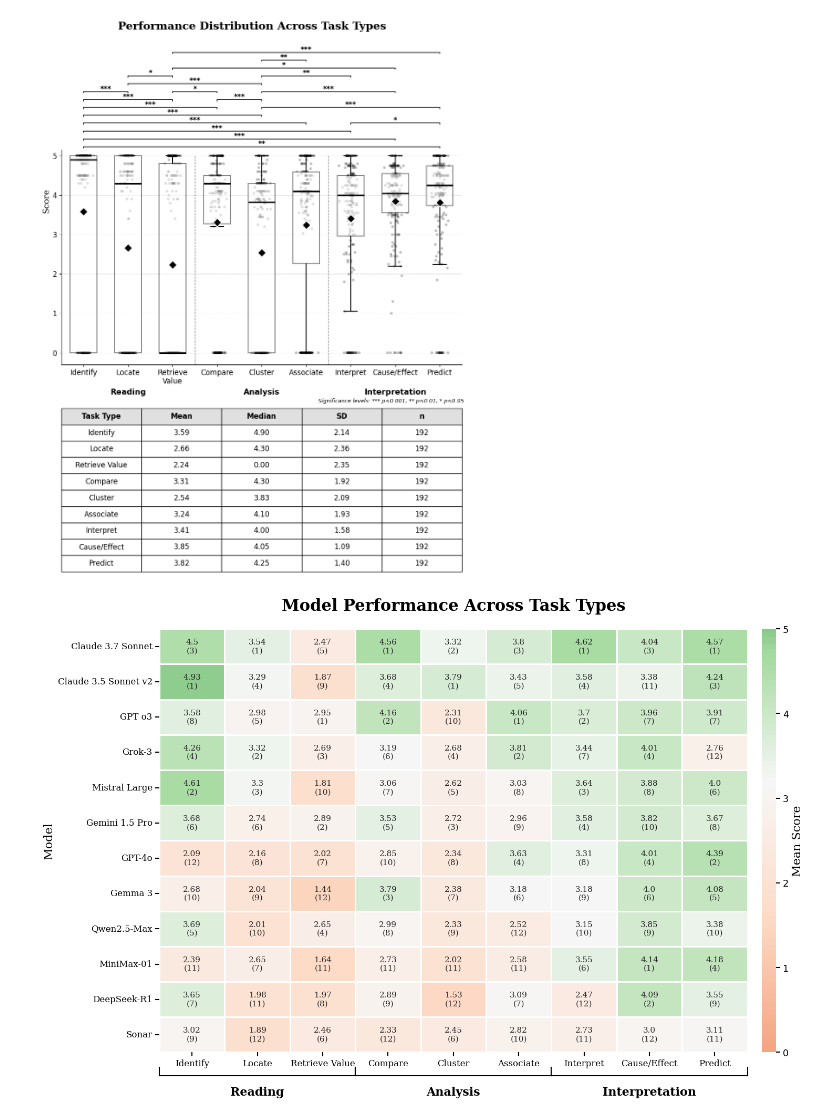
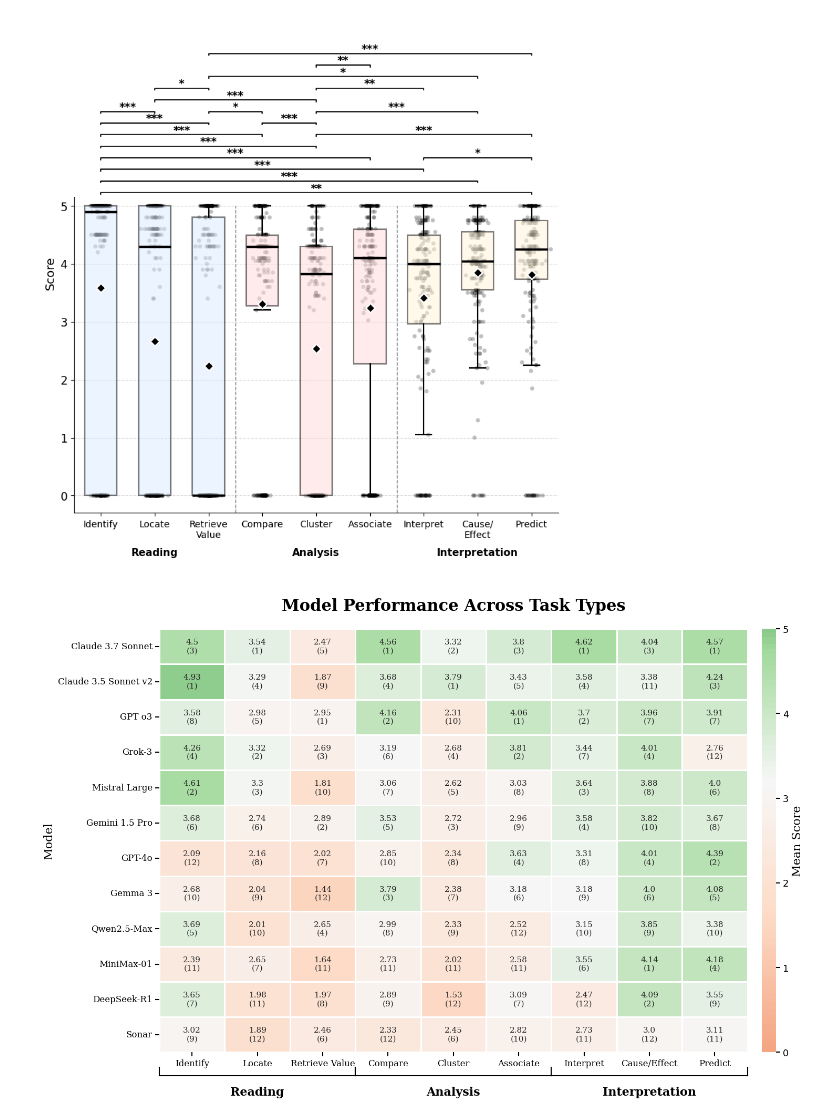
Before and after one commit to MartaSolarz/evaluation-genai-statistical-maps, a Jupyter notebook: statistical_analysis/batch_only/visualizations.ipynb, the cells around one changed output. Saved outputs shown, nothing was run; the diff lists cells and outputs as text; code cells hidden in the pictures.

```diff
--- a/statistical_analysis/batch_only/visualizations.ipynb
+++ b/statistical_analysis/batch_only/visualizations.ipynb
@@ -171,21 +143,21 @@ operation_labels_plot = {
     'cluster': 'Cluster',
     'associate': 'Associate',
     'interpret': 'Interpret',
-    'cause/effect': 'Cause/Effect',
+    'cause/effect': 'Cause/\nEffect',
     'predict': 'Predict'
 }
 
-operation_labels_table = {
-    'identify': 'Identify',
-    'locate': 'Locate',
-    'retrieve value': 'Retrieve Value',
-    'compare': 'Compare',
-    'cluster': 'Cluster',
-    'associate': 'Associate',
-    'interpret': 'Interpret',
-    'cause/effect': 'Cause/Effect',
-    'predict': 'Predict'
-}
+category_order = [
+    'Reading',
+    'Reading',
+    'Reading',
+    'Analysis',
+    'Analysis',
+    'Analysis',
+    'Interpretation',
+    'Interpretation',
+    'Interpretation',
+]
 
 
 significant_pairs = [
@@ -210,6 +182,12 @@ significant_pairs = [
     ("locate", "retrieve value", "*"),
 ]
 
+box_colors = {
+    'Reading': '#d9ebff',
+    'Analysis': '#ffd9d9',
+    'Interpretation': '#fff3d9'
+}
+
 
 def add_significance_line(ax, x1, x2, y, sig_level):
     ax.plot([x1, x1, x2, x2], [y, y+0.03, y+0.03, y], 'k-', linewidth=1.2)
@@ -217,8 +195,7 @@ def add_significance_line(ax, x1, x2, y, sig_level):
 
 
 plt.style.use('default')
-fig, axes = plt.subplots(2, 1, figsize=(10, 14), gridspec_kw={'height_ratios':[2,1]})
-ax = axes[0]
+fig, ax = plt.subplots(figsize=(8, 9))
 
 all_data = []
 all_labels = []
@@ -247,9 +224,15 @@ bp = ax.boxplot(all_data,
                 showfliers=False,
                 notch=False,
                 medianprops=dict(color='black', linewidth=2.5),
-                boxprops=dict(facecolor='white', edgecolor='black', linewidth=1.5, alpha=0.5),
                 whiskerprops=dict(color='black', linewidth=1.5, linestyle='-'),
                 capprops=dict(color='black', linewidth=1.5))
+
+for patch, cat in zip(bp['boxes'], category_order):
+    patch.set_facecolor(box_colors[cat])
+    patch.set_edgecolor('black')
+    patch.set_alpha(0.5)
+    patch.set_linewidth(1.5)
+
 
 for i, data in enumerate(all_data, 1):
     y = data
@@ -276,11 +259,11 @@ for op1, op2, sig in significant_pairs:
         used_segments.append((seg[0], seg[1], y))
 
 means = [np.mean(d) for d in all_data]
-ax.scatter(positions, means, marker='D', s=100, color='black', zorder=5, edgecolors='white', linewidths=1.5)
+ax.scatter(positions, means, marker='D', s=50, color='black', zorder=5, edgecolors='white', linewidths=1.5)
 
 ax.set_ylim(-0.3, 8.0)
-ax.set_ylabel("Score", fontsize=14, fontfamily='serif')
-ax.tick_params(axis='x', rotation=0, labelsize=12)
+ax.set_ylabel("Score", fontsize=13)
+ax.tick_params(axis='x', rotation=0, labelsize=10)
 ax.tick_params(axis='y', labelsize=12)
 yticks = ax.get_yticks()
 
@@ -296,67 +279,36 @@ group_sizes = [len(operations_groups[g]) for g in operations_groups]
 group_names = list(operations_groups.keys())
 current_pos = 0
 for group_name, gsize in zip(group_names, group_sizes):
     x1 = current_pos + 1
     x2 = current_pos + gsize
     y = -0.7
     ax.annotate("", xy=(x1, y), xycoords='data',
                 xytext=(x2, y), textcoords='data',
                 arrowprops=dict(arrowstyle='-[,widthB=5.0,lengthB=0.8', lw=2))
-    ax.text((x1+x2)/2, y-0.2, group_name, ha='center', va='top', fontsize=13, fontweight='bold')
+    ax.text((x1+x2)/2, y-0.2, group_name, ha='center', va='top', fontsize=11, fontweight='bold')
     current_pos += gsize
 
 y_end = 5
 y_axis_min, y_axis_max = ax.get_ylim()
 ymax_norm = (y_end - y_axis_min) / (y_axis_max - y_axis_min)
 
 ax.axvline(x=3.5, color='gray', linestyle='--', linewidth=1, ymin=0, ymax=ymax_norm)
 ax.axvline(x=6.5, color='gray', linestyle='--', linewidth=1, ymin=0, ymax=ymax_norm)
 
-legend_text = 'Significance levels: *** p<0.001, ** p<0.01, * p<0.05'
-fig.text(0.99, 0.29, legend_text, ha='right', fontsize=9, style='italic')
-
-# ------
-
-ax_table = axes[1]
-ax_table.axis('off')
-
-table = ax_table.table(cellText=all_stats,
-                     colLabels=['Task Type', 'Mean', 'Median', 'SD', 'n'],
-                     cellLoc='center',
-                     loc='center',
-                     bbox=[0.0, 0.0, 1.0, 1.0])
-
-table.auto_set_font_size(False)
-table.set_fontsize(12)
-table.scale(1.2, 1.8)
-
-for i in range(len(all_stats) + 1):
-    for j in range(5):
-        cell = table[(i, j)]
-        cell.set_edgecolor('black')
-        cell.set_linewidth(1)
-        if i == 0:
-            cell.set_facecolor('#e0e0e0')
-            cell.set_text_props(weight='bold')
-
-
-white_cover = Rectangle((0.45, 5.15), 0.08, 3,
+white_cover = Rectangle((0.45, 5.15), 0.3, 3,
                         facecolor='white',
                         edgecolor='none',
                         transform=ax.transData,
                         zorder=100,
                         clip_on=False)
 
 ax.add_patch(white_cover)
 
-fig.suptitle("Performance Distribution Across Task Types",
-             fontsize=18, fontweight='bold', fontfamily='serif', y=0.92)
-
 plt.tight_layout(rect=[0, 0, 1, 0.94])
 plt.savefig("../../results/plots/figure3.png", dpi=600, bbox_inches="tight", facecolor="white")
 plt.show()
 # %% [output]
-[figure, old version]
+[figure, new version]
 # %%
 task_stats = df.groupby(['model_name', 'task_type'])['score'].mean().round(2)
 task_pivot = task_stats.reset_index().pivot(index='model_name', columns='task_type', values='score')
```
Also changed, not shown: parts of 5 cells of this notebook, 9 other files.
